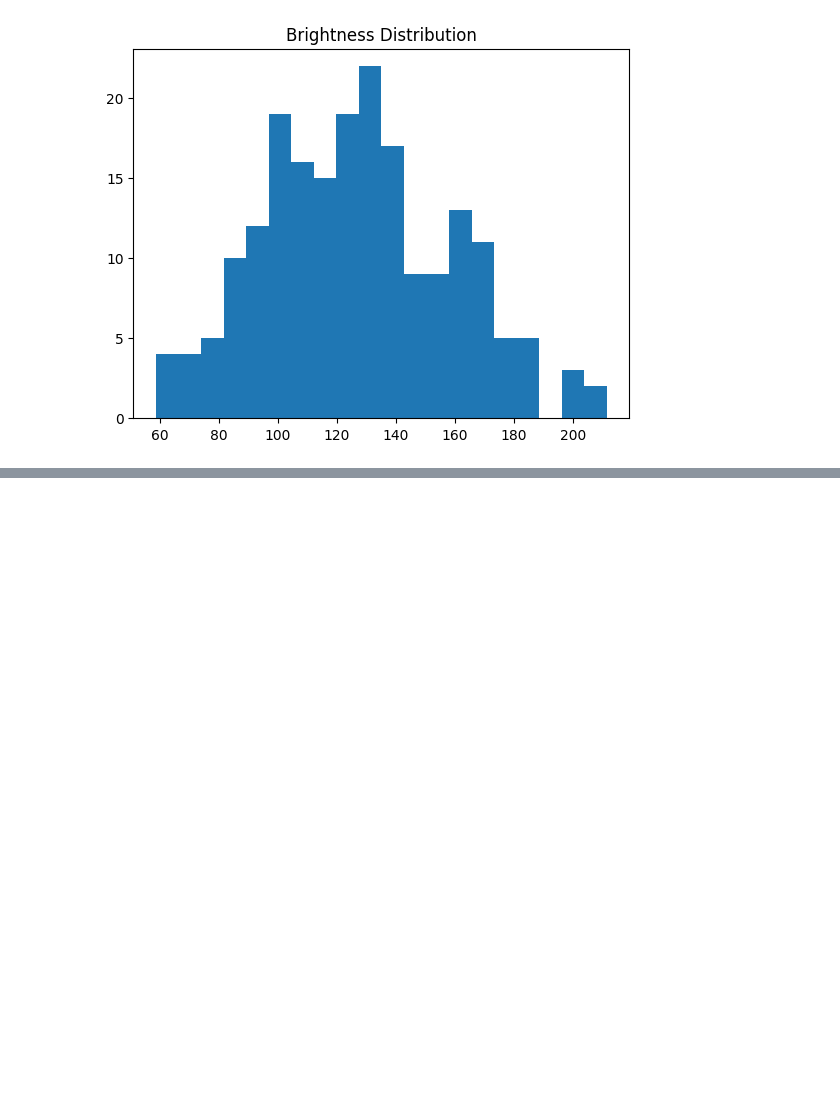
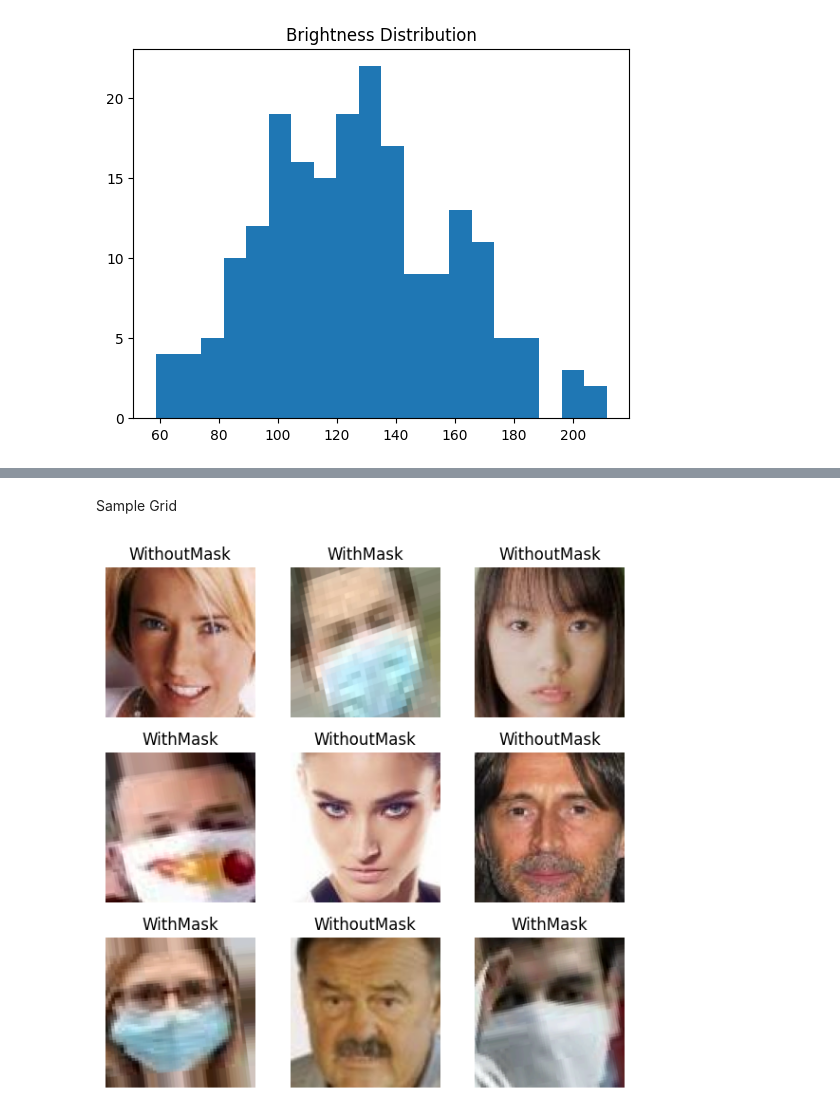
Before and after one commit to Hager-A-Hamoda/Face-Mask-Detection-System, a Jupyter notebook: notebooks/model and evaluation.ipynb, the cells around one changed output, grey strips where cells are left out. Drawn from its saved outputs; the diff is of its cells as text; code cells hidden in the pictures; blank space fills up the shorter version.

```diff
--- a/notebooks/model and evaluation.ipynb
+++ b/notebooks/model and evaluation.ipynb
@@ -245,0 +265,15 @@ plt.show()
+# %% [markdown]
+Sample Grid
+# %%
+fig, axes = plt.subplots(3,3, figsize=(6,6))
+
+for ax in axes.flatten():
+    img, label = train_data[random.randint(0, len(train_data)-1)]
+    ax.imshow(img)
+    ax.set_title(train_data.classes[label])
+    ax.axis("off")
+
+plt.tight_layout()
+plt.show()
+# %% [output]
+[figure, added]
```
Also changed, not shown: parts of 5 cells of this notebook.
